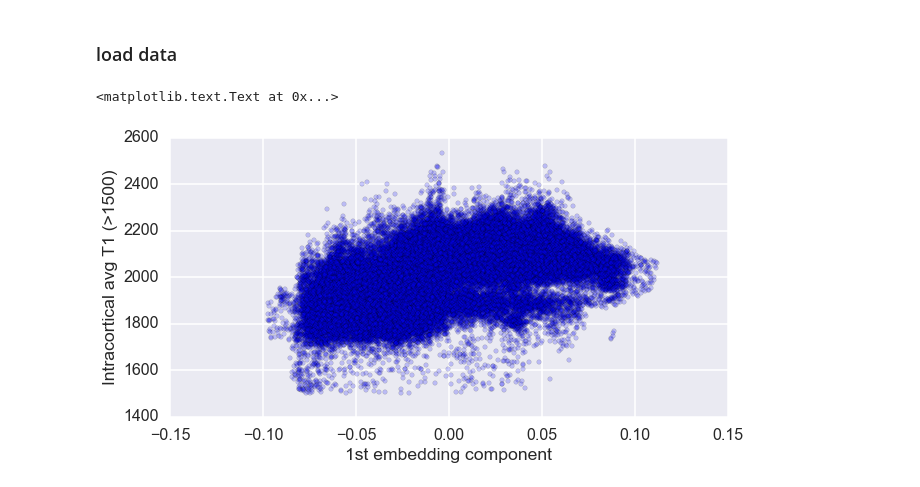
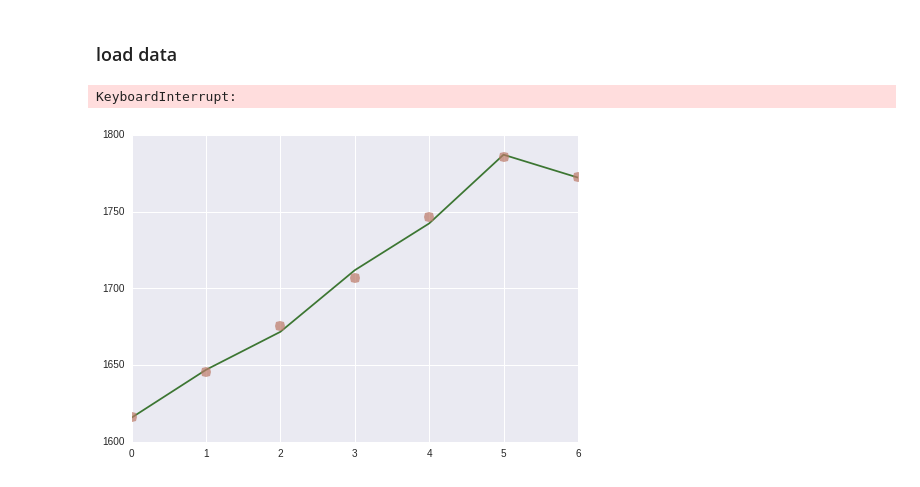
Before and after one commit to juhuntenburg/myelinconnect, a Jupyter notebook: notebooks/t1_vs_embedding.ipynb, the cells around one changed output. Cells and saved outputs as stored; diff of their text form; code cells hidden in the pictures.

```diff
--- a/notebooks/t1_vs_embedding.ipynb
+++ b/notebooks/t1_vs_embedding.ipynb
@@ -47,24 +51,5 @@ t1_file = '/scr/ilz3/myelinconnect/all_data_on_simple_surf/t1/avg_%s_profiles.np
 # %%
 v,f,d = read_vtk(mesh_file)
-x=v[:,0]
-y=v[:,1]
-z=v[:,2]
-triangles=f
-
-
 mask = np.load(mask_file)
-embed=np.load(embed_file)
-clust=np.load(kmeans_file)
-t1=np.load(t1_file)
+embedding_full=np.load(embed_file)
+t1_profiles=np.load(t1_file)
-# %%
-scatter_t1 = np.zeros((t1.shape[0],))
-for v in range(t1.shape[0]):
-    scatter_t1[v] = np.mean(t1[v][3:8])
-scatter_embed=embed[:,0]
-t1_idx=np.where(scatter_t1<=1500)
-scatter_t1 = np.delete(scatter_t1, t1_idx)
-scatter_embed = np.delete(scatter_embed, t1_idx)
-
-embed_idx=np.where(scatter_embed==0)
-scatter_embed = np.delete(scatter_embed, embed_idx)
-scatter_t1 = np.delete(scatter_t1, embed_idx)
@@ -73,8 +56,2 @@ sns.set_context('poster')
-# %%
-fig = plt.figure(figsize=(10,5))
-plt.scatter(scatter_embed, scatter_t1, alpha=0.2)
-plt.xlabel('1st embedding component')
-plt.ylabel('Intracortical avg T1 (>1500)')
-# %% [output]
-<matplotlib.text.Text at 0x...>
-[figure, removed]
+# %%
+coeff, poly = chebapprox(t1_profiles[:,2:9], 5)
@@ -80,0 +60,11 @@ plt.ylabel('Intracortical avg T1 (>1500)')
+# %%
+#node = 5000
+x = np.array(range(t1_profiles[:,2:9].shape[1]))
+for node in range(v.shape[0]):
+    plt.plot(t1_profiles[node, 2:9], color=colors[3])
+    plt.plot(np.polynomial.chebyshev.chebval(x, coeff[node]),
+             color=colors[5], linestyle='None', marker='o', markersize=10, alpha=0.7);
+    time.sleep(100)
+# %% [output]
+KeyboardInterrupt:
+[figure, added]
```
Also changed, not shown: parts of 17 cells of this notebook.
